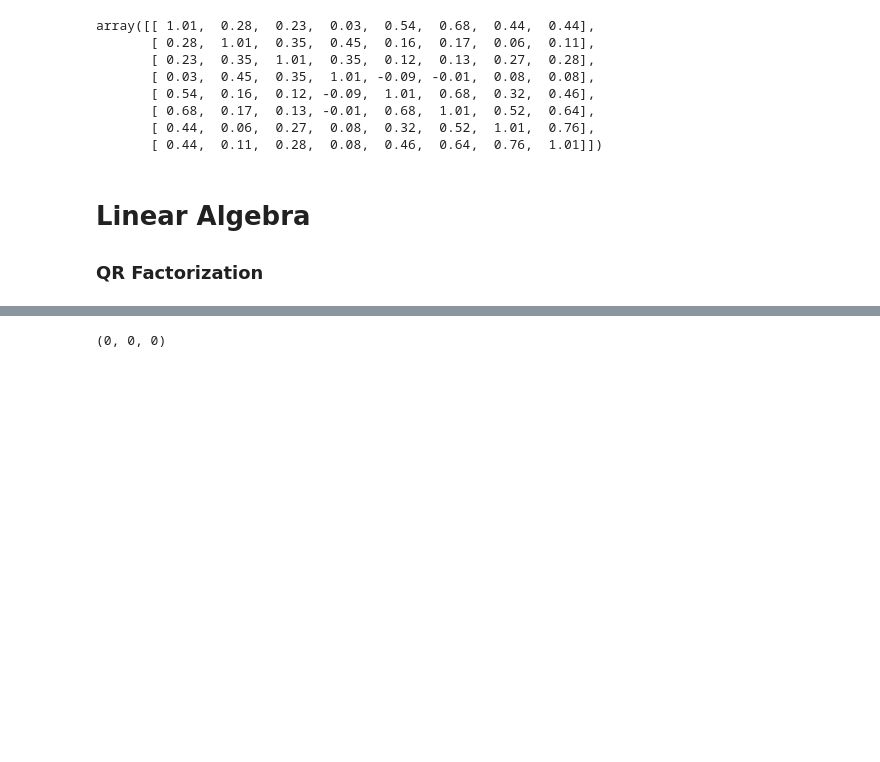
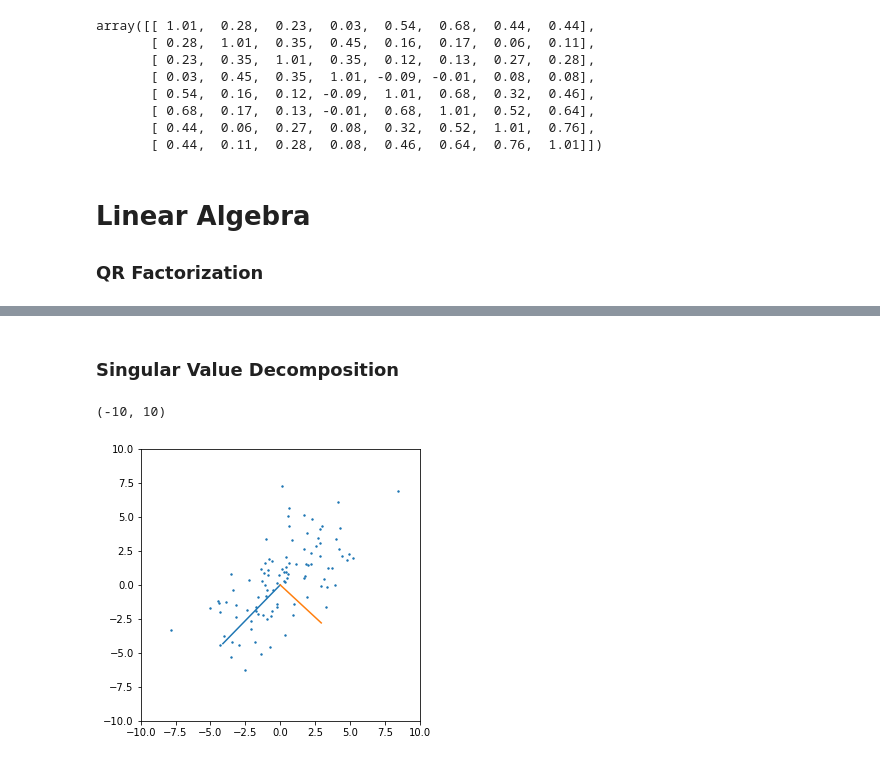
Before and after one commit to empathy87/The-Elements-of-Statistical-Learning-Python-Notebooks, a Jupyter notebook: 3 Linear Methods for Regression/0 - Prerequisites.ipynb, the cells around one changed output, grey strips where cells are left out. Saved outputs shown, nothing was run; the diff lists cells and outputs as text; code cells hidden in the pictures; blank space fills up the shorter version.

```diff
--- a/3 Linear Methods for Regression/0 - Prerequisites.ipynb
+++ b/3 Linear Methods for Regression/0 - Prerequisites.ipynb
@@ -160,4 +143,2 @@ ax.quiver(*zip(origin, origin, origin), U,V,W)
-# %%
-X
-# %% [output]
-(0, 0, 0)
+# %% [markdown]
+<h3>Singular Value Decomposition</h3>
@@ -163,0 +147,17 @@ X
+# %%
+rv = multivariate_normal([0, 0], [[10, 6], [6, 10]])
+X = rv.rvs(100)
+# %%
+U, d, Vt = np.linalg.svd(X, full_matrices=True)
+V = Vt.T
+d = np.sqrt(d)
+# %%
+fig, ax1 = plt.subplots(figsize=(5, 5))
+ax1.plot([0, V[0, 0]*d[0]], [0, V[1, 0]*d[0]])
+ax1.plot([0, V[0, 1]*d[1]], [0, V[1, 1]*d[1]])
+ax1.scatter(X[:,0], X[:,1],s=2)
+ax1.set_xlim([-10, 10])
+ax1.set_ylim([-10, 10])
+# %% [output]
+(-10, 10)
+[figure, added]
```
Also changed, not shown: parts of 4 cells of this notebook, 1 other file.
